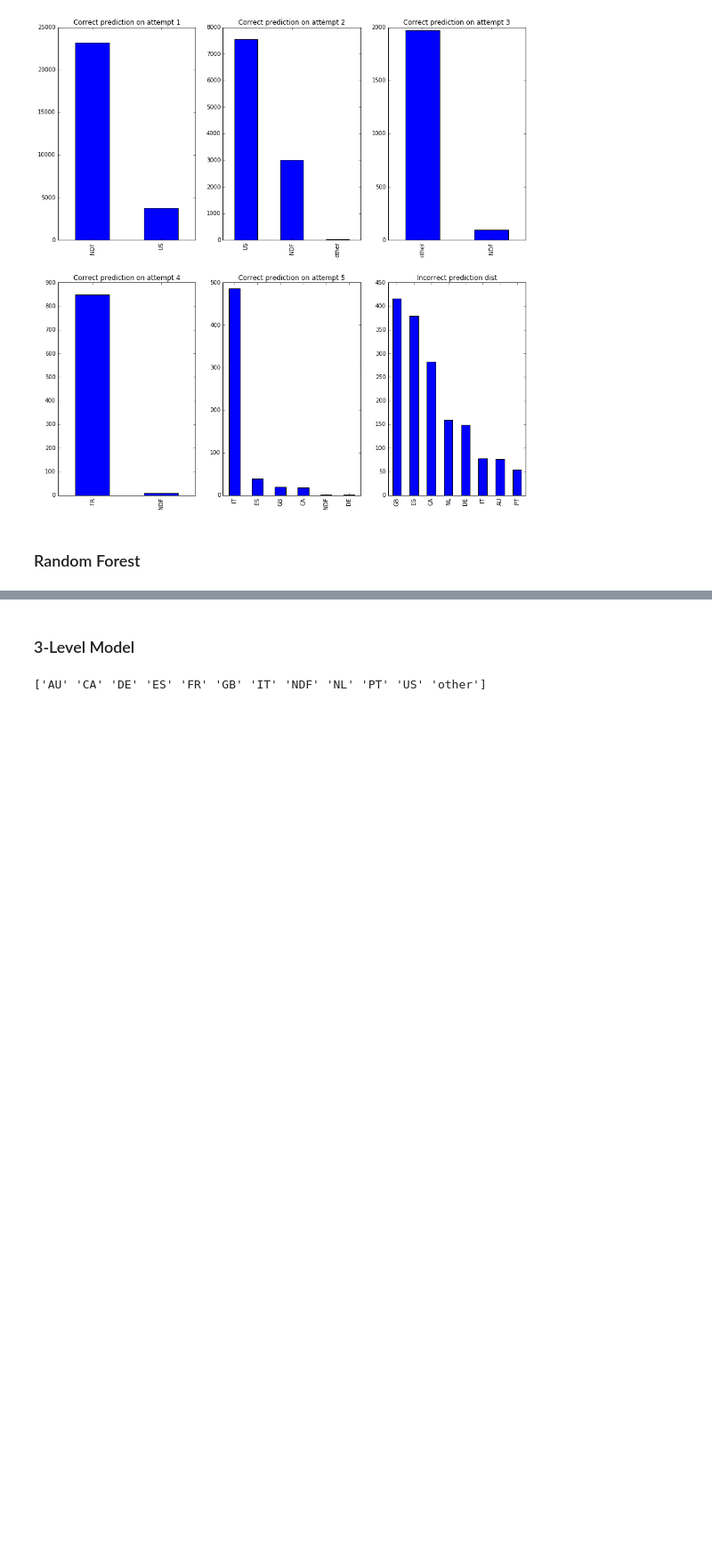
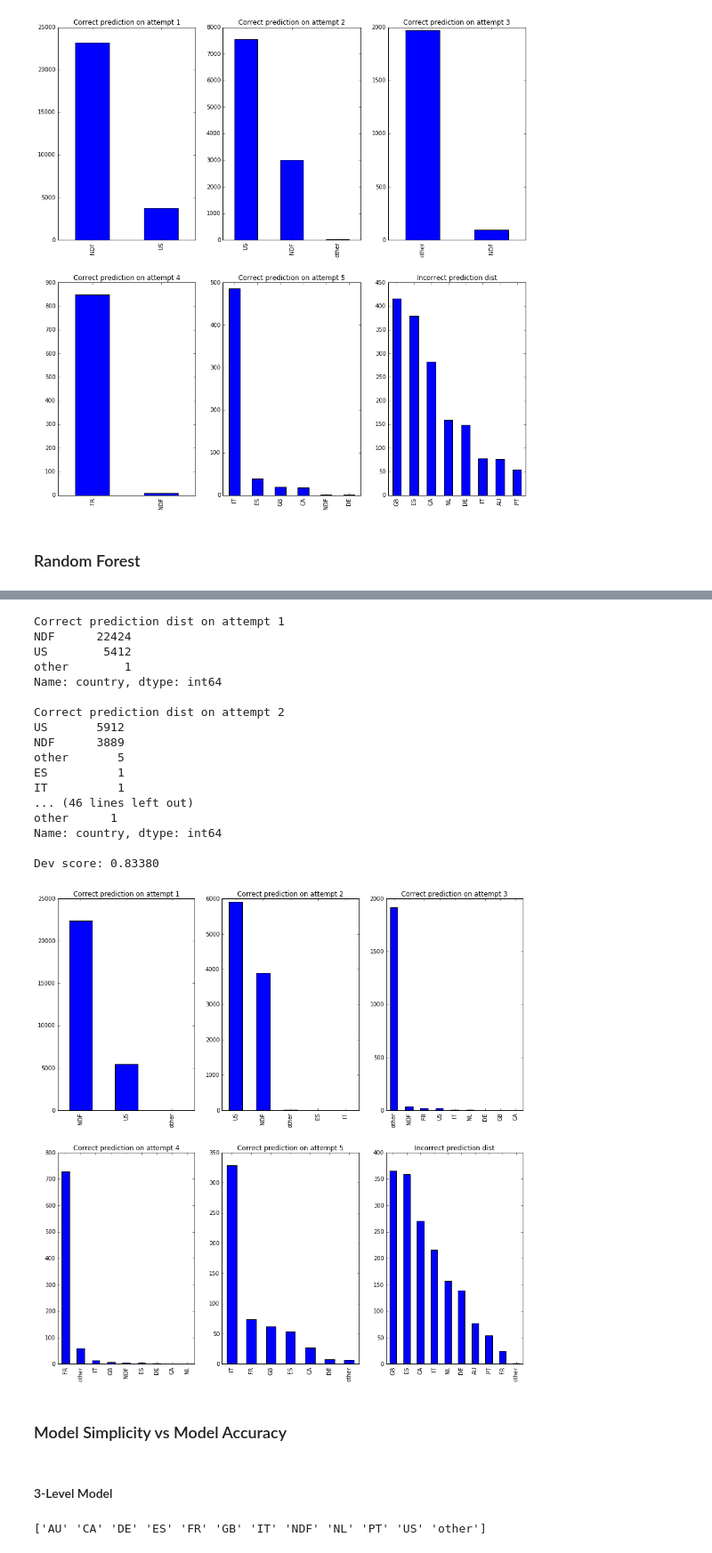
Before and after one commit to kyungguyeo/W207-Final-Project, a Jupyter notebook: airbnb_presentation.ipynb, the cells around one changed output, grey strips where cells are left out. Shown at 89% size. Drawn from its saved outputs; the diff is of its cells as text; code cells hidden in the pictures; blank space fills up the shorter version.

```diff
--- a/airbnb_presentation.ipynb
+++ b/airbnb_presentation.ipynb
@@ -769,5 +770,41 @@ Dev score: 0.83387
+# %%
+# Train Logistic Regression Model with SMOTE data
+lr_sm = LogisticRegression(penalty='l2')
+lr_sm.fit(train_x, train_y)
+
+# Train Random forest SMOTE data
+rf_sm= RandomForestClassifier(n_estimators=50)
+rf_sm.fit(train_x, train_y)
+
+# Voting ensemble with models on SMOTE Data
+vc_sm = VotingClassifier(estimators=[ ('lr', lr), ('rf', rf)], voting='soft')
+vc_sm.fit(train_x, train_y)
+vc_sm_predictions = rf.predict(dev_x)
+
+Dump(Predict_Top5(vc_sm, 'dev'))
+# %% [output]
+Correct prediction dist on attempt 1
+NDF      22424
+US        5412
+other        1
+Name: country, dtype: int64
+
+Correct prediction dist on attempt 2
+US       5912
+NDF      3889
+other       5
+ES          1
+IT          1
+... (46 lines left out)
+other      1
+Name: country, dtype: int64
+
+Dev score: 0.83380
+[figure, added]
+# %% [markdown]
+### Model Simplicity vs Model Accuracy
 # %% [markdown]
-### 3-Level Model
+#### 3-Level Model
 # %%
 # Use LabelBinarizer to transform training labels matrix of binary values.
 lb = preprocessing.LabelBinarizer()
```
Also changed, not shown: parts of 55 cells of this notebook.
